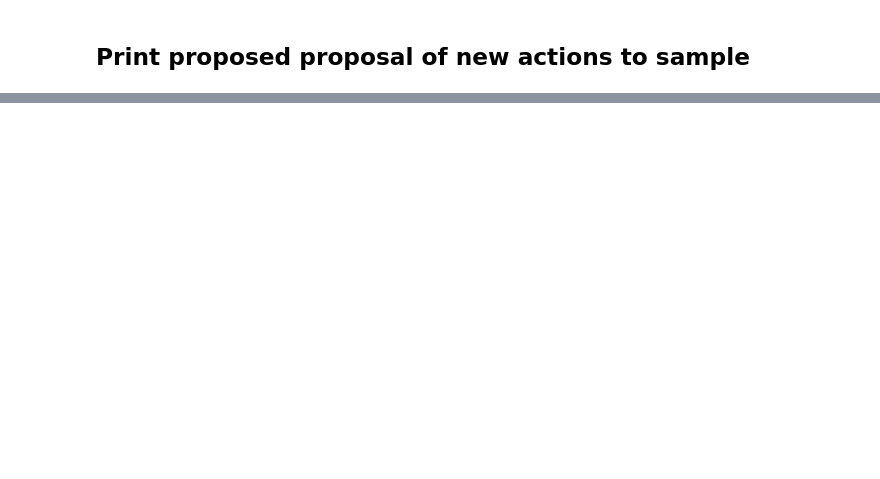
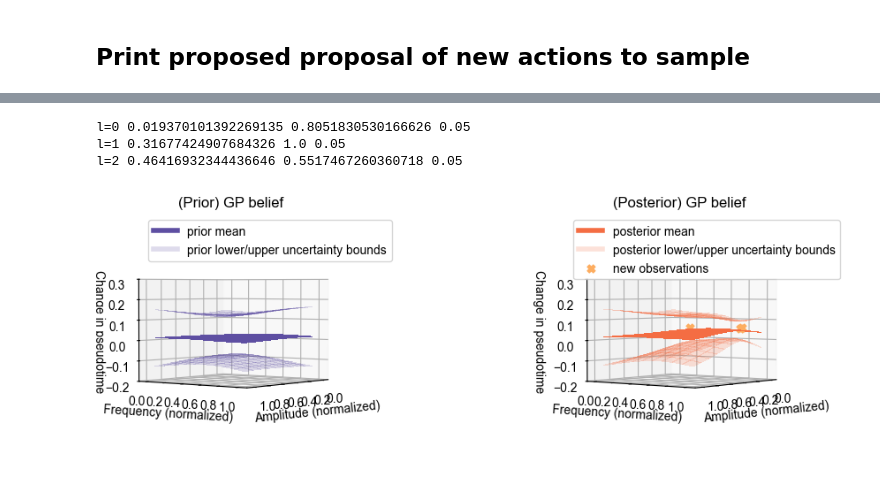
Before and after one commit to CoNG-harvard/bio_batch_BO, a Jupyter notebook: demo.ipynb, the cells around one changed output, grey strips where cells are left out. Saved outputs shown, nothing was run; the diff lists cells and outputs as text; code cells hidden in the pictures; blank space fills up the shorter version.

```diff
--- a/demo.ipynb
+++ b/demo.ipynb
@@ -60,0 +72,8 @@ a_dim = 2
+# %%
+manual_seed = 0
+new_sa = np.empty((batch_size, s_dim + a_dim))
+yp = np.copy(yp)
+for i in range(batch_size):
+    new_sa[i,s_dim:] = sample_next_hyperparameter(s[i], model, yp, acquisition_func = ucb,acq = "ucb",greater_is_better=True,
+                                                   bounds=bounds, seed = manual_seed)
+    new_sa[i,:s_dim] = s[i]
@@ -99,0 +116,2 @@ state is  [0.3  0.35 0.4 ]
+# %%
+y_new = [0.05,0.05,0.05]
@@ -99,0 +120,5 @@ state is  [0.3  0.35 0.4 ]
+# %%
+xp = np.vstack([xp, new_sa])
+
+# Add the new entry to y
+yp = np.append(yp, y_new)
@@ -99,0 +127,2 @@ state is  [0.3  0.35 0.4 ]
+# %%
+new_model = TorchGPModel(torch.tensor(xp).float(), torch.tensor(yp).float())
@@ -99,0 +133,12 @@ state is  [0.3  0.35 0.4 ]
+# %%
+elev =2
+azim = 38
+pseudotime = 0.4
+plot_ucb_surfaces(N = 10, pt = pseudotime, models = [model, new_model], elev = elev, azim = azim,
+    plot_ucb = True, common_zaxis = True, same_color = False,
+    n_new = batch_size, plot_poly = False, Xnew = new_sa[:,s_dim:], Ynew =  y_new, stride = 1)
+# %% [output]
+l=0 0.019370101392269135 0.8051830530166626 0.05
+l=1 0.31677424907684326 1.0 0.05
+l=2 0.46416932344436646 0.5517467260360718 0.05
+[figure, added]
```
Also changed, not shown: parts of 15 cells of this notebook, 3 other files.
